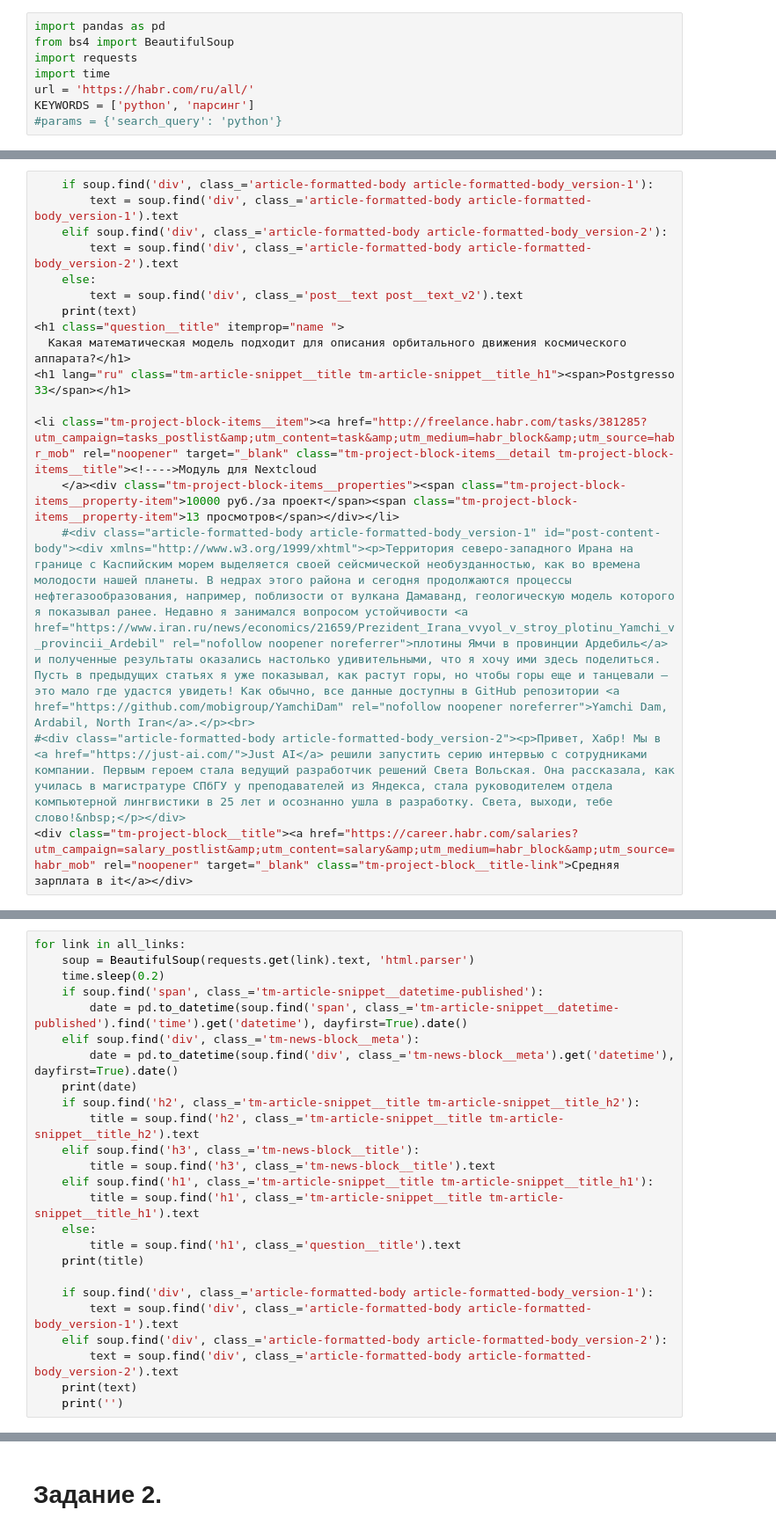
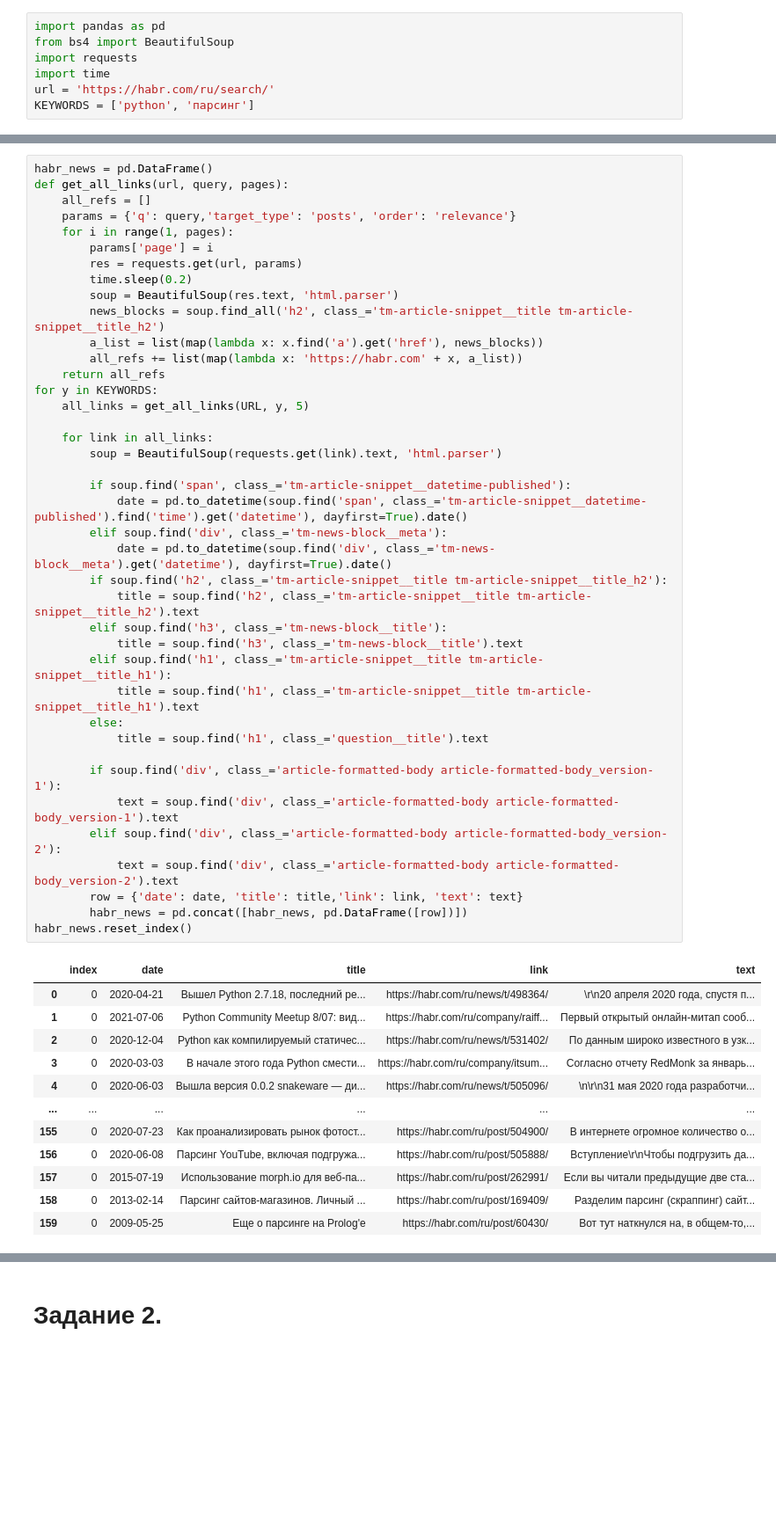
Before and after one commit to Chibis34/DZ_Gordeev, a Jupyter notebook: DZ14_Gordeev_Parsing.ipynb, the cells around one changed output, grey strips where cells are left out. Shown at 88% size. Cells and saved outputs as stored; diff of their text form; blank space fills up the shorter version.

```diff
--- a/DZ14_Gordeev_Parsing.ipynb
+++ b/DZ14_Gordeev_Parsing.ipynb
@@ -23,6 +23,5 @@ import pandas as pd
 from bs4 import BeautifulSoup
 import requests
 import time
-url = 'https://habr.com/ru/all/'
+url = 'https://habr.com/ru/search/'
 KEYWORDS = ['python', 'парсинг']
-#params = {'search_query': 'python'}
@@ -69,17 +27,0 @@ all_links
-# %%
-    if soup.find('div', class_='article-formatted-body article-formatted-body_version-1'):
-        text = soup.find('div', class_='article-formatted-body article-formatted-body_version-1').text
-    elif soup.find('div', class_='article-formatted-body article-formatted-body_version-2'):
-        text = soup.find('div', class_='article-formatted-body article-formatted-body_version-2').text
-    else:
-        text = soup.find('div', class_='post__text post__text_v2').text
-    print(text)
-<h1 class="question__title" itemprop="name ">
-  Какая математическая модель подходит для описания орбитального движения космического аппарата?</h1>
-<h1 lang="ru" class="tm-article-snippet__title tm-article-snippet__title_h1"><span>Postgresso 33</span></h1>
-
-<li class="tm-project-block-items__item"><a href="http://freelance.habr.com/tasks/381285?utm_campaign=tasks_postlist&amp;utm_content=task&amp;utm_medium=habr_block&amp;utm_source=habr_mob" rel="noopener" target="_blank" class="tm-project-block-items__detail tm-project-block-items__title"><!---->Модуль для Nextсloud
-    </a><div class="tm-project-block-items__properties"><span class="tm-project-block-items__property-item">10000 руб./за проект</span><span class="tm-project-block-items__property-item">13 просмотров</span></div></li>
-    #<div class="article-formatted-body article-formatted-body_version-1" id="post-content-body"><div xmlns="http://www.w3.org/1999/xhtml"><p>Территория северо-западного Ирана на границе с Каспийским морем выделяется своей сейсмической необузданностью, как во времена молодости нашей планеты. В недрах этого района и сегодня продолжаются процессы нефтегазообразования, например, поблизости от вулкана Дамаванд, геологическую модель которого я показывал ранее. Недавно я занимался вопросом устойчивости <a href="https://www.iran.ru/news/economics/21659/Prezident_Irana_vvyol_v_stroy_plotinu_Yamchi_v_provincii_Ardebil" rel="nofollow noopener noreferrer">плотины Ямчи в провинции Ардебиль</a> и полученные результаты оказались настолько удивительными, что я хочу ими здесь поделиться. Пусть в предыдущих статьях я уже показывал, как растут горы, но чтобы горы еще и танцевали — это мало где удастся увидеть! Как обычно, все данные доступны в GitHub репозитории <a href="https://github.com/mobigroup/YamchiDam" rel="nofollow noopener noreferrer">Yamchi Dam, Ardabil, North Iran</a>.</p><br>
-#<div class="article-formatted-body article-formatted-body_version-2"><p>Привет, Хабр! Мы в <a href="https://just-ai.com/">Just AI</a> решили запустить серию интервью с сотрудниками компании. Первым героем стала ведущий разработчик решений Света Вольская. Она рассказала, как училась в магистратуре СПбГУ у преподавателей из Яндекса, стала руководителем отдела компьютерной лингвистики в 25 лет и осознанно ушла в разработку. Света, выходи, тебе слово!&nbsp;</p></div>
-<div class="tm-project-block__title"><a href="https://career.habr.com/salaries?utm_campaign=salary_postlist&amp;utm_content=salary&amp;utm_medium=habr_block&amp;utm_source=habr_mob" rel="noopener" target="_blank" class="tm-project-block__title-link">Cредняя зарплата в it</a></div>
@@ -90,26 +28,53 @@ all_links
 # %%
-for link in all_links:
-    soup = BeautifulSoup(requests.get(link).text, 'html.parser')
-    time.sleep(0.2)
-    if soup.find('span', class_='tm-article-snippet__datetime-published'):
-        date = pd.to_datetime(soup.find('span', class_='tm-article-snippet__datetime-published').find('time').get('datetime'), dayfirst=True).date()
-    elif soup.find('div', class_='tm-news-block__meta'):
-        date = pd.to_datetime(soup.find('div', class_='tm-news-block__meta').get('datetime'), dayfirst=True).date()
-    print(date)
-    if soup.find('h2', class_='tm-article-snippet__title tm-article-snippet__title_h2'):
-        title = soup.find('h2', class_='tm-article-snippet__title tm-article-snippet__title_h2').text
-    elif soup.find('h3', class_='tm-news-block__title'):
-        title = soup.find('h3', class_='tm-news-block__title').text
-    elif soup.find('h1', class_='tm-article-snippet__title tm-article-snippet__title_h1'):
-        title = soup.find('h1', class_='tm-article-snippet__title tm-article-snippet__title_h1').text
-    else:
-        title = soup.find('h1', class_='question__title').text
-    print(title)
+habr_news = pd.DataFrame()
+def get_all_links(url, query, pages):
+    all_refs = []
+    params = {'q': query,'target_type': 'posts', 'order': 'relevance'}
+    for i in range(1, pages):
+        params['page'] = i
+        res = requests.get(url, params)
+        time.sleep(0.2)
+        soup = BeautifulSoup(res.text, 'html.parser')
+        news_blocks = soup.find_all('h2', class_='tm-article-snippet__title tm-article-snippet__title_h2')
+        a_list = list(map(lambda x: x.find('a').get('href'), news_blocks))
+        all_refs += list(map(lambda x: 'https://habr.com' + x, a_list))
+    return all_refs
+for y in KEYWORDS:
+    all_links = get_all_links(URL, y, 5)
 
-    if soup.find('div', class_='article-formatted-body article-formatted-body_version-1'):
-        text = soup.find('div', class_='article-formatted-body article-formatted-body_version-1').text
-    elif soup.find('div', class_='article-formatted-body article-formatted-body_version-2'):
-        text = soup.find('div', class_='article-formatted-body article-formatted-body_version-2').text
-    print(text)
-    print('')
+    for link in all_links:
+        soup = BeautifulSoup(requests.get(link).text, 'html.parser')
+
+        if soup.find('span', class_='tm-article-snippet__datetime-published'):
+            date = pd.to_datetime(soup.find('span', class_='tm-article-snippet__datetime-published').find('time').get('datetime'), dayfirst=True).date()
+        elif soup.find('div', class_='tm-news-block__meta'):
+            date = pd.to_datetime(soup.find('div', class_='tm-news-block__meta').get('datetime'), dayfirst=True).date()
+        if soup.find('h2', class_='tm-article-snippet__title tm-article-snippet__title_h2'):
+            title = soup.find('h2', class_='tm-article-snippet__title tm-article-snippet__title_h2').text
+        elif soup.find('h3', class_='tm-news-block__title'):
+            title = soup.find('h3', class_='tm-news-block__title').text
+        elif soup.find('h1', class_='tm-article-snippet__title tm-article-snippet__title_h1'):
+            title = soup.find('h1', class_='tm-article-snippet__title tm-article-snippet__title_h1').text
+        else:
+            title = soup.find('h1', class_='question__title').text
+
+        if soup.find('div', class_='article-formatted-body article-formatted-body_version-1'):
+            text = soup.find('div', class_='article-formatted-body article-formatted-body_version-1').text
+        elif soup.find('div', class_='article-formatted-body article-formatted-body_version-2'):
+            text = soup.find('div', class_='article-formatted-body article-formatted-body_version-2').text
+        row = {'date': date, 'title': title,'link': link, 'text': text}
+        habr_news = pd.concat([habr_news, pd.DataFrame([row])])
+habr_news.reset_index()
 # %% [output]
+|  | index | date | title | link | text |
+| 0 | 0 | 2020-04-21 | Вышел Python 2.7.18, последний ре... | https://habr.com/ru/news/t/498364/ | \r\n20 апреля 2020 года, спустя п... |
+| 1 | 0 | 2021-07-06 | Python Community Meetup 8/07: вид... | https://habr.com/ru/company/raiff... | Первый открытый онлайн-митап сооб... |
+| 2 | 0 | 2020-12-04 | Python как компилируемый статичес... | https://habr.com/ru/news/t/531402/ | По данным широко известного в узк... |
+| 3 | 0 | 2020-03-03 | В начале этого года Python смести... | https://habr.com/ru/company/itsum... | Согласно отчету RedMonk за январь... |
+| 4 | 0 | 2020-06-03 | Вышла версия 0.0.2 snakeware — ди... | https://habr.com/ru/news/t/505096/ | \n\r\n31 мая 2020 года разработчи... |
+| ... | ... | ... | ... | ... | ... |
+| 155 | 0 | 2020-07-23 | Как проанализировать рынок фотост... | https://habr.com/ru/post/504900/ | В интернете огромное количество о... |
+| 156 | 0 | 2020-06-08 | Парсинг YouTube, включая подгружа... | https://habr.com/ru/post/505888/ | Вступление\r\nЧтобы подгрузить да... |
+| 157 | 0 | 2015-07-19 | Использование morph.io для веб-па... | https://habr.com/ru/post/262991/ | Если вы читали предыдущие две ста... |
+| 158 | 0 | 2013-02-14 | Парсинг сайтов-магазинов. Личный ... | https://habr.com/ru/post/169409/ | Разделим парсинг (скраппинг) сайт... |
+| 159 | 0 | 2009-05-25 | Еще о парсинге на Prolog'е | https://habr.com/ru/post/60430/ | Вот тут наткнулся на, в общем-то,... |
```
Also changed, not shown: parts of 13 cells of this notebook, 1 other file.
